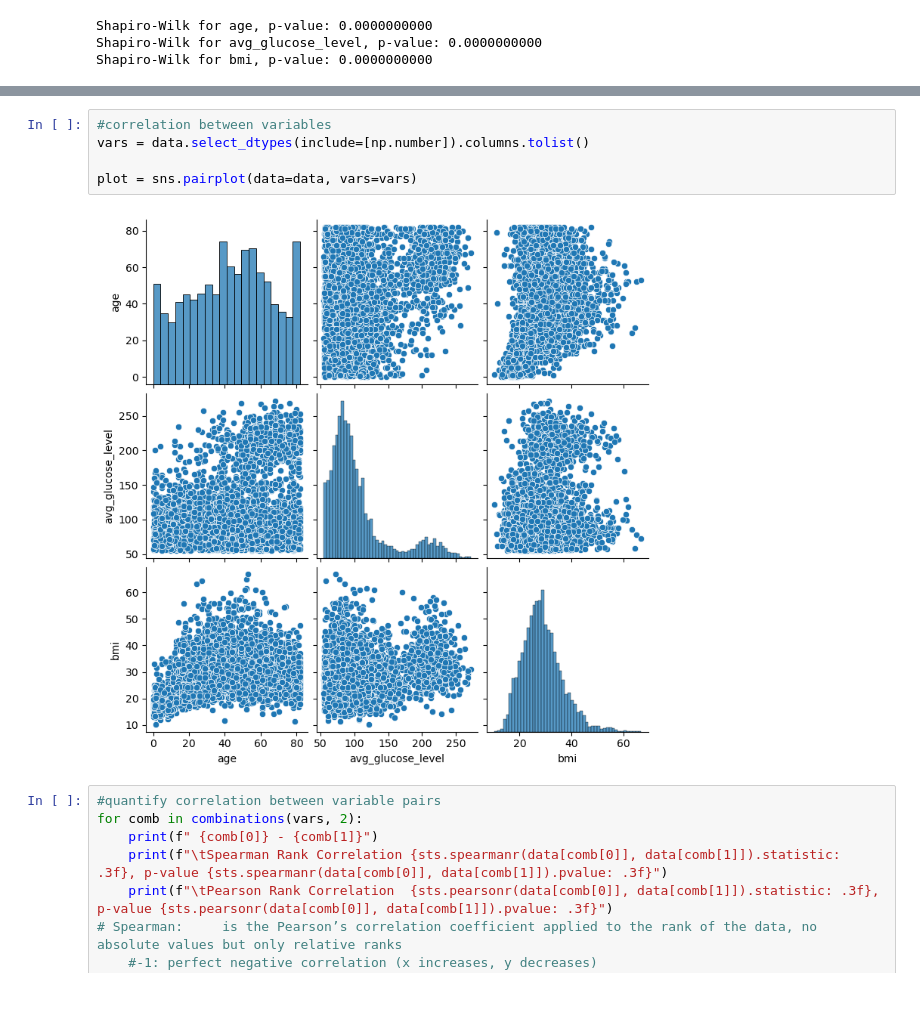
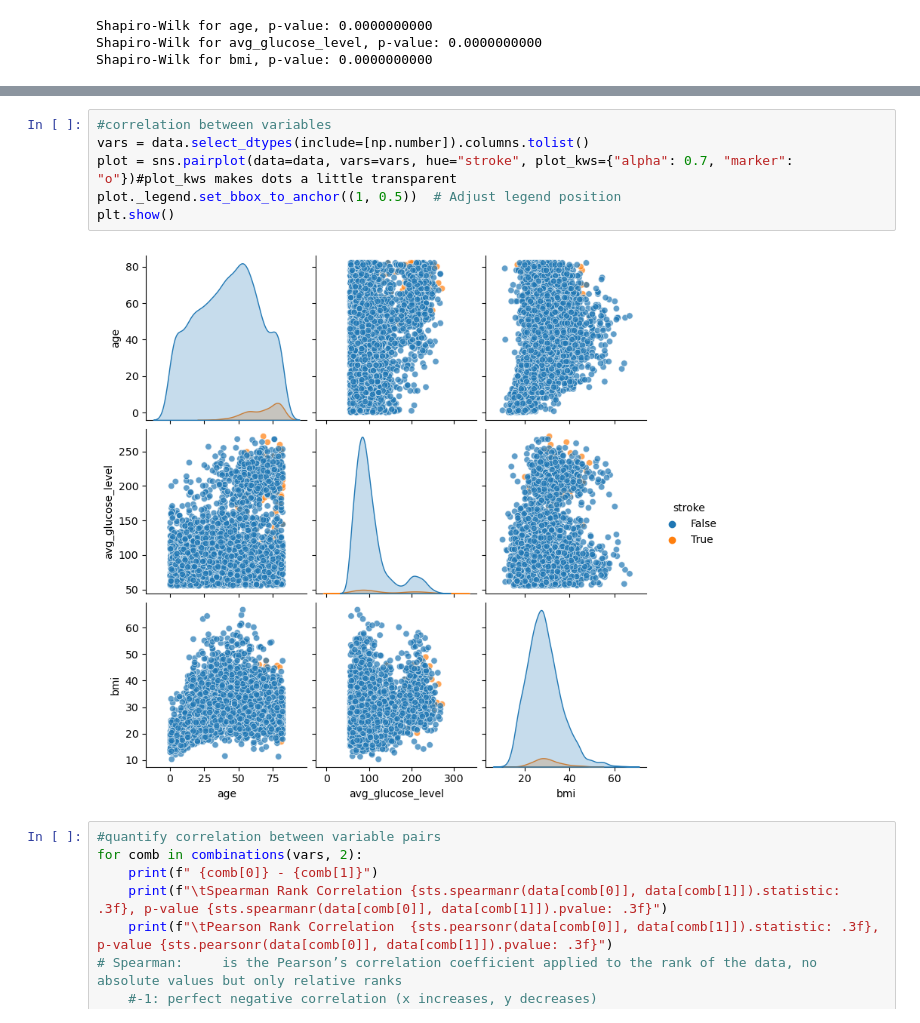
Before and after one commit to mustra12/project_FoDS, a Jupyter notebook: projectFoDS.ipynb, the cells around one changed output, grey strips where cells are left out. Cells and saved outputs as stored; diff of their text form.

```diff
--- a/projectFoDS.ipynb
+++ b/projectFoDS.ipynb
@@ -445,10 +447,11 @@ plt.show()
 # %%
 #correlation between variables
 vars = data.select_dtypes(include=[np.number]).columns.tolist()
-
-plot = sns.pairplot(data=data, vars=vars)
+plot = sns.pairplot(data=data, vars=vars, hue="stroke", plot_kws={"alpha": 0.7, "marker": "o"})#plot_kws makes dots a little transparent
+plot._legend.set_bbox_to_anchor((1, 0.5))  # Adjust legend position
+plt.show()
 # %% [output]
-[figure, old version]
+[figure, new version]
 # %%
 #quantify correlation between variable pairs
 for comb in combinations(vars, 2):
```
Also changed, not shown: parts of 8 cells of this notebook.
